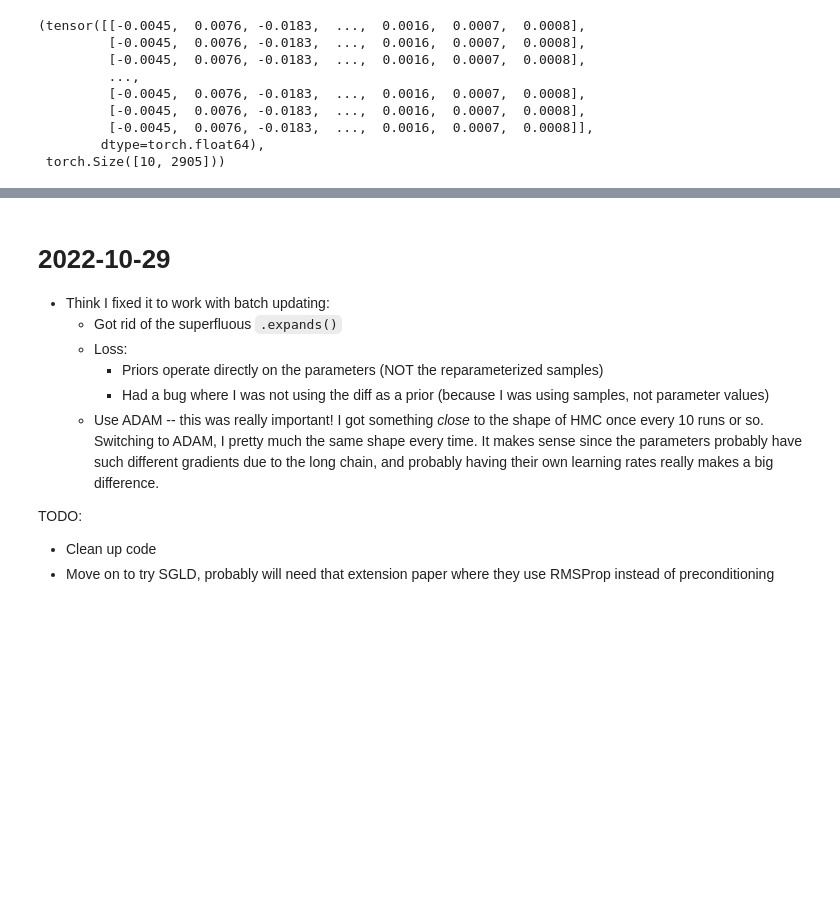
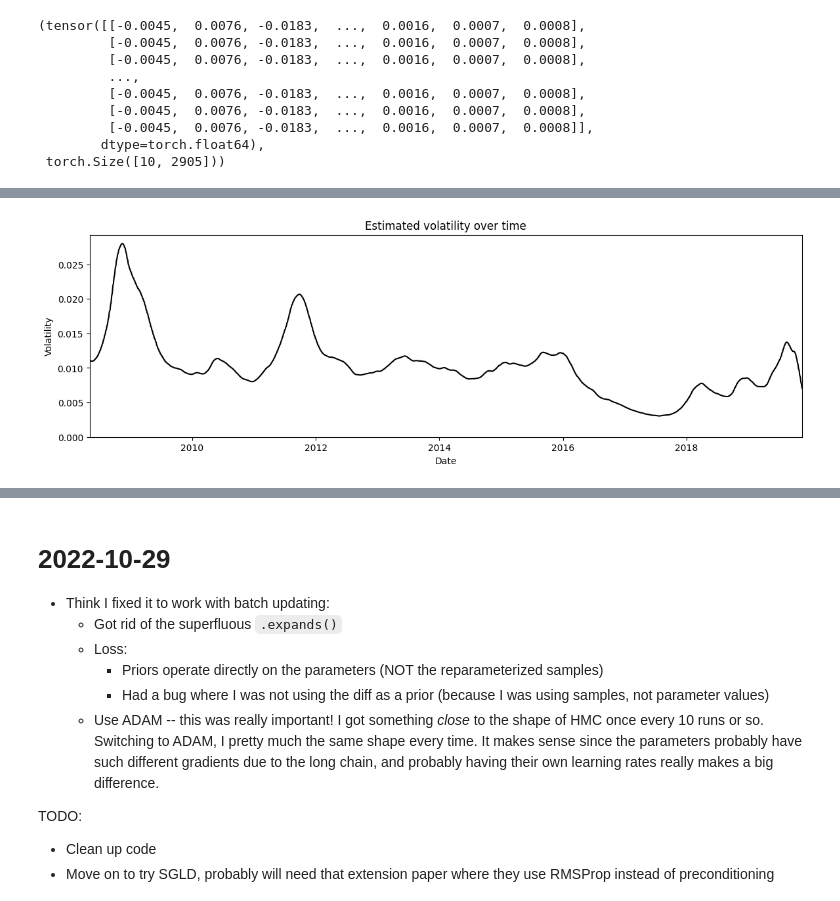
Before and after one commit to bjlkeng/sandbox, a Jupyter notebook: stochastic_langevin/stochastic_volatility.ipynb, the cells around one changed output, grey strips where cells are left out. Cells and saved outputs as stored; diff of their text form; code cells hidden in the pictures; blank space fills up the shorter version.

```diff
--- a/stochastic_langevin/stochastic_volatility.ipynb
+++ b/stochastic_langevin/stochastic_volatility.ipynb
@@ -325,0 +365,16 @@ ax.set(title="Estimated volatility over time", xlabel="Date", ylabel="Volatility
+# %%
+sigma_rv = distributions.Exponential(sgld_model.sigma)
+sigma_mean = sigma_rv.mean
+
+vol_mean = sgld_model.init_vol + torch.cumsum(sgld_model.vol, dim=0)
+
+fig, ax = plt.subplots(figsize=(14, 4))
+y_vals = np.exp(vol_mean.cpu().detach().numpy())
+x_vals = returns.index.astype(np.datetime64)
+
+plt.plot(x_vals, y_vals, "k")#, alpha=0.002)
+ax.set_xlim(x_vals.min(), x_vals.max())
+ax.set_ylim(bottom=0)
+ax.set(title="Estimated volatility over time", xlabel="Date", ylabel="Volatility");
+# %% [output]
+[figure, added]
```
Also changed, not shown: parts of 10 cells of this notebook.
